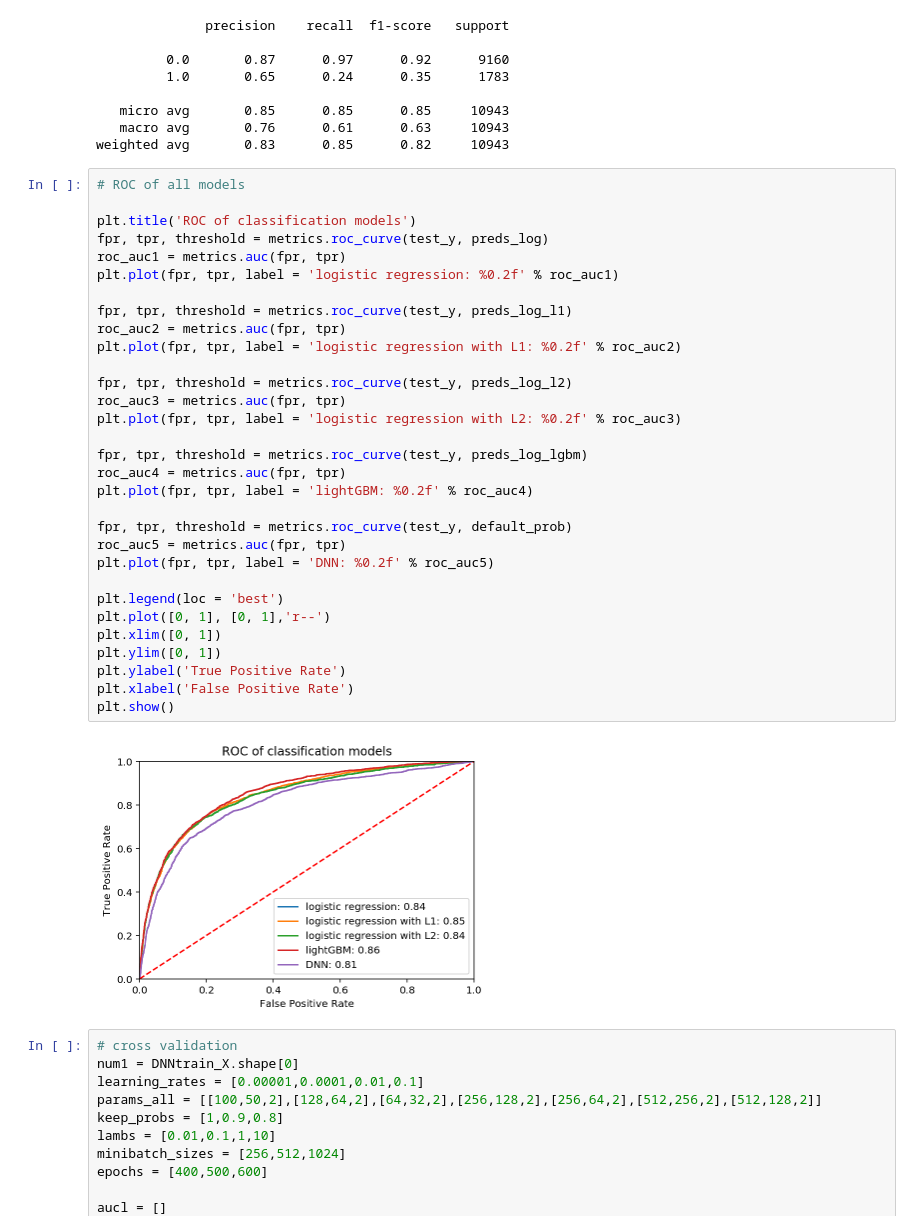
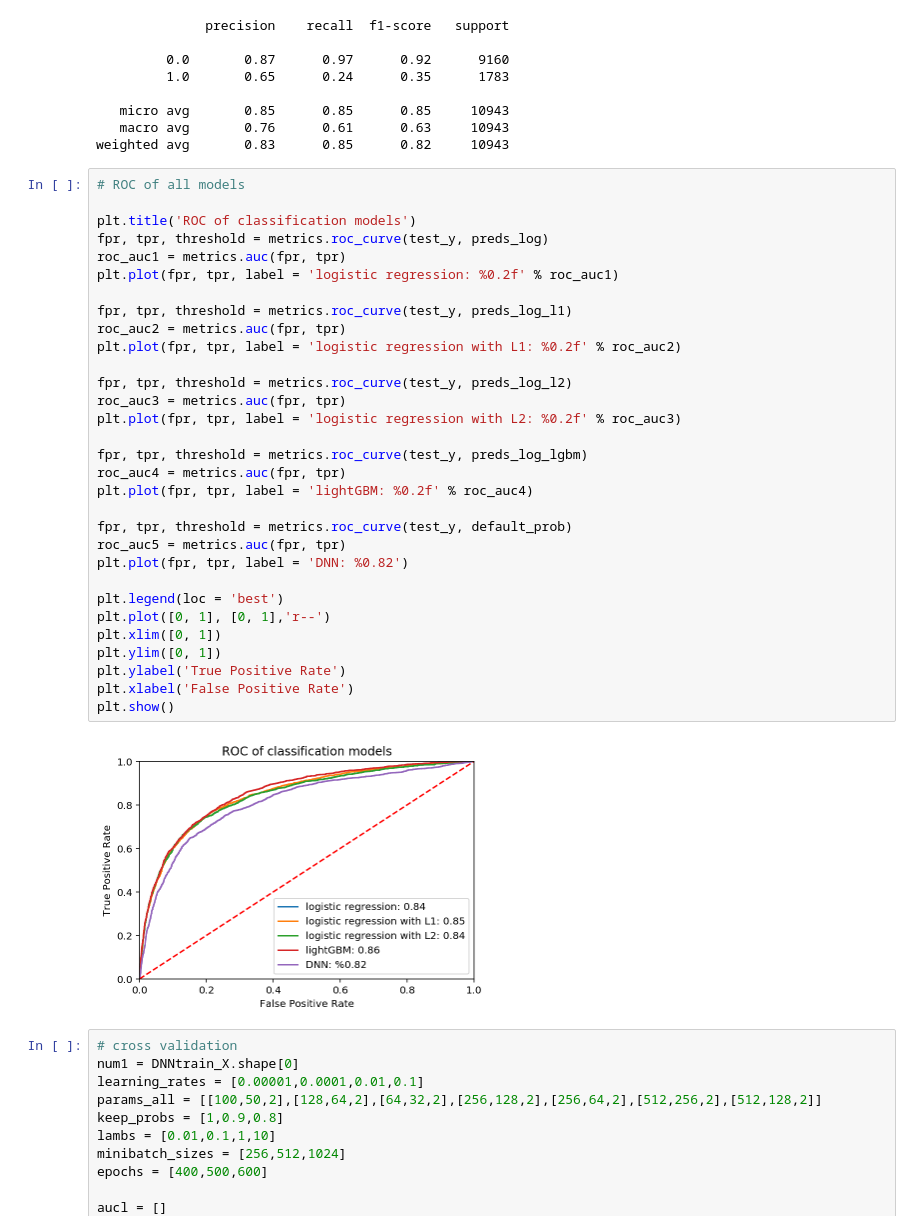
Before and after one commit to AlexaYuqinD/MS-E-246-Project, a Jupyter notebook: MS&E246 Project-Models.ipynb, the cells around one changed output. Saved outputs shown, nothing was run; the diff lists cells and outputs as text.

```diff
--- a/MS&E246 Project-Models.ipynb
+++ b/MS&E246 Project-Models.ipynb
@@ -942,35 +984,35 @@ weighted avg       0.83      0.85      0.82     10943
 # ROC of all models
 
 plt.title('ROC of classification models')
 fpr, tpr, threshold = metrics.roc_curve(test_y, preds_log)
 roc_auc1 = metrics.auc(fpr, tpr)
 plt.plot(fpr, tpr, label = 'logistic regression: %0.2f' % roc_auc1)
 
 fpr, tpr, threshold = metrics.roc_curve(test_y, preds_log_l1)
 roc_auc2 = metrics.auc(fpr, tpr)
 plt.plot(fpr, tpr, label = 'logistic regression with L1: %0.2f' % roc_auc2)
 
 fpr, tpr, threshold = metrics.roc_curve(test_y, preds_log_l2)
 roc_auc3 = metrics.auc(fpr, tpr)
 plt.plot(fpr, tpr, label = 'logistic regression with L2: %0.2f' % roc_auc3)
 
 fpr, tpr, threshold = metrics.roc_curve(test_y, preds_log_lgbm)
 roc_auc4 = metrics.auc(fpr, tpr)
 plt.plot(fpr, tpr, label = 'lightGBM: %0.2f' % roc_auc4)
 
 fpr, tpr, threshold = metrics.roc_curve(test_y, default_prob)
 roc_auc5 = metrics.auc(fpr, tpr)
-plt.plot(fpr, tpr, label = 'DNN: %0.2f' % roc_auc5)
+plt.plot(fpr, tpr, label = 'DNN: %0.82')
 
 plt.legend(loc = 'best')
 plt.plot([0, 1], [0, 1],'r--')
 plt.xlim([0, 1])
 plt.ylim([0, 1])
 plt.ylabel('True Positive Rate')
 plt.xlabel('False Positive Rate')
 plt.show()
 # %% [output]
-[figure, old version]
+[figure, new version]
 # %%
 # cross validation
 num1 = DNNtrain_X.shape[0]
```
Also changed, not shown: parts of 7 cells of this notebook.
